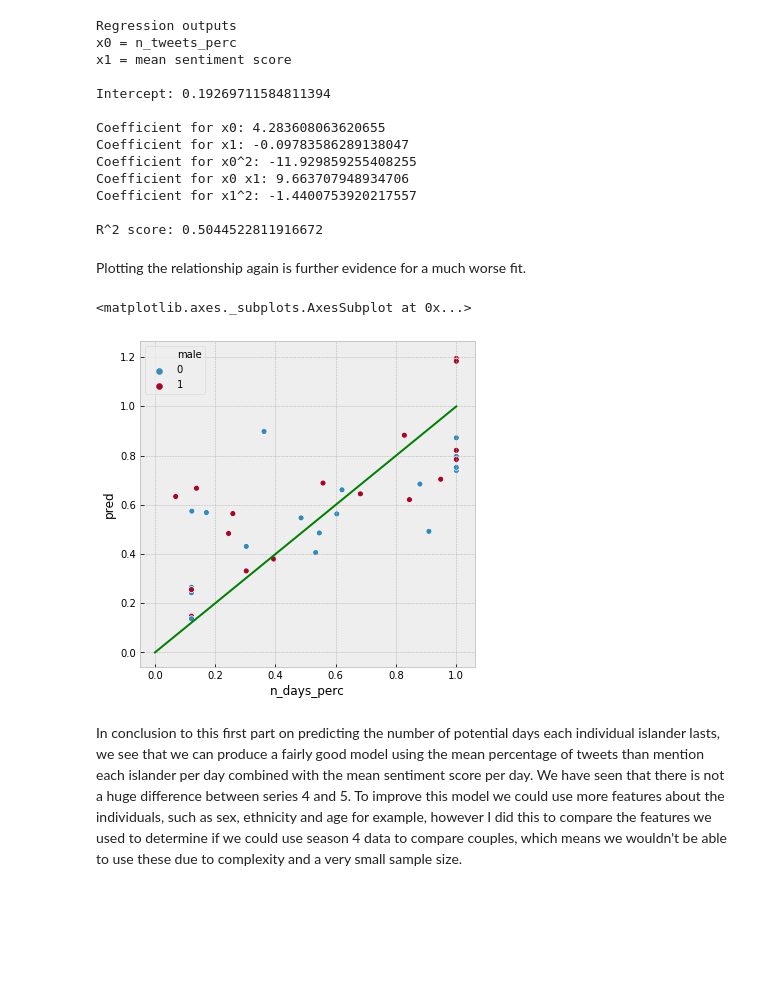
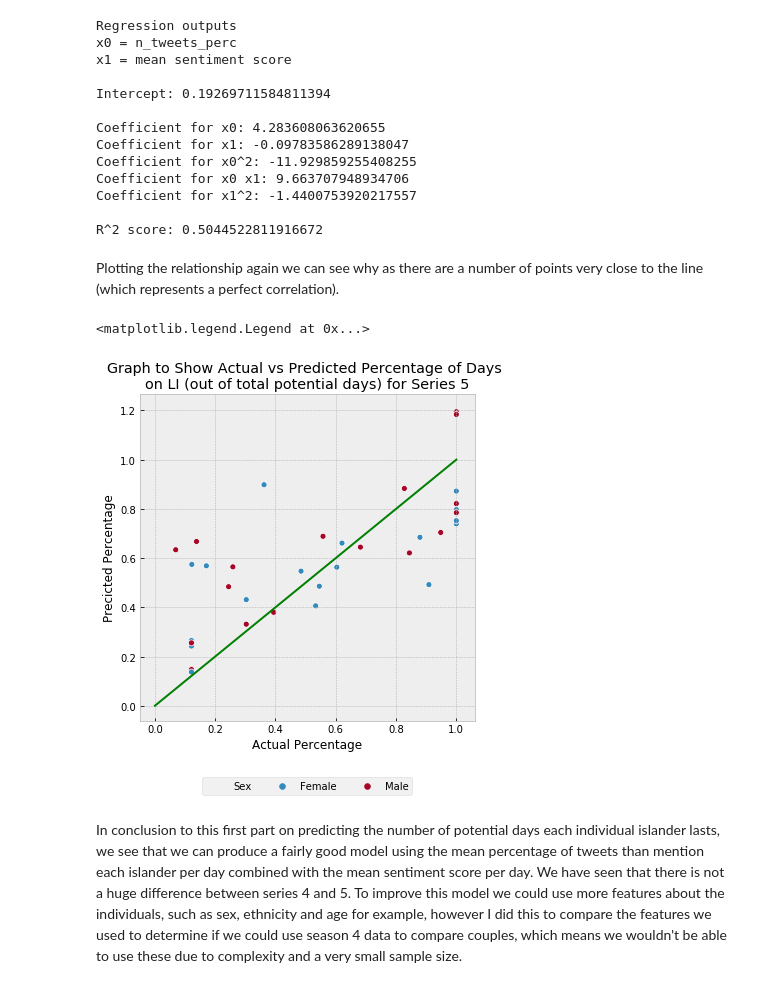
Before and after one commit to watson-sam/loveisland, a Jupyter notebook: notebooks/prediction.ipynb, the cells around one changed output. Drawn from its saved outputs; the diff is of its cells as text; code cells hidden in the pictures; blank space fills up the shorter version.

```diff
--- a/notebooks/prediction.ipynb
+++ b/notebooks/prediction.ipynb
@@ -232,16 +239,24 @@ Coefficient for x0 x1: 9.663707948934706
 Coefficient for x1^2: -1.4400753920217557
 
 R^2 score: 0.5044522811916672
-# %% [markdown]
-Plotting the relationship again is further evidence for a much worse fit.
-# %%
-fig = plt.figure(figsize=(6, 6))
-
-sns.scatterplot("n_days_perc", "pred", "male", data=agg_df5)
-sns.lineplot([0,1], [0,1], color="green")
-# %% [output]
-<matplotlib.axes._subplots.AxesSubplot at 0x...>
-[figure, removed]
+# %% [markdown]
+Plotting the relationship again we can see why as there are a number of points very close to the line (which represents a perfect correlation).
+# %%
+fig = plt.figure(figsize=(6, 6))
+ax1 = fig.add_subplot(111)
+
+agg_df5["Sex"] = np.where(agg_df5["male"] == 1, "Male", "Female")
+
+sns.scatterplot("n_days_perc", "pred", "Sex", data=agg_df5)
+sns.lineplot([0,1], [0,1], color="green")
+
+ax1.set(xlabel="Actual Percentage", ylabel="Precicted Percentage",
+       title="Graph to Show Actual vs Predicted Percentage of Days \non LI (out of total potential days)\
+ for Series 5")
+plt.legend(bbox_to_anchor=(0.5, -0.2), loc="center", ncol=4)
+# %% [output]
+<matplotlib.legend.Legend at 0x...>
+[figure, added]
 # %% [markdown]
  In conclusion to this first part on predicting the number of potential days each individual islander lasts, we see that we can produce a fairly good model using the mean percentage of tweets than mention each islander per day combined with the mean sentiment score per day. We have seen that there is not a huge difference between series 4 and 5. To improve this model we could use more features about the individuals, such as sex, ethnicity and age for example, however I did this to compare the features we used to determine if we could use season 4 data to compare couples, which means we wouldn't be able to use these due to complexity and a very small sample size.
 # %% [markdown]
```
Also changed, not shown: parts of 16 cells of this notebook, 7 other files.
